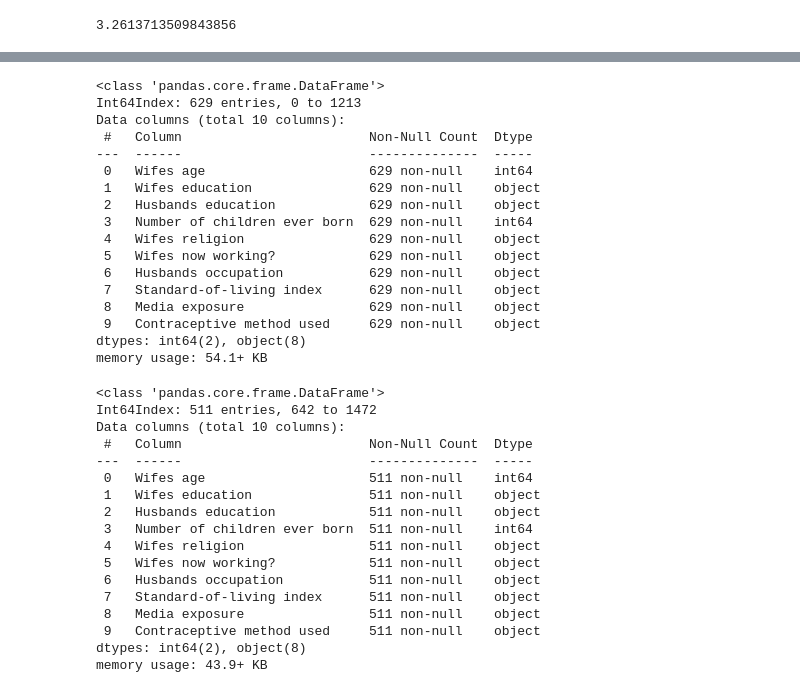
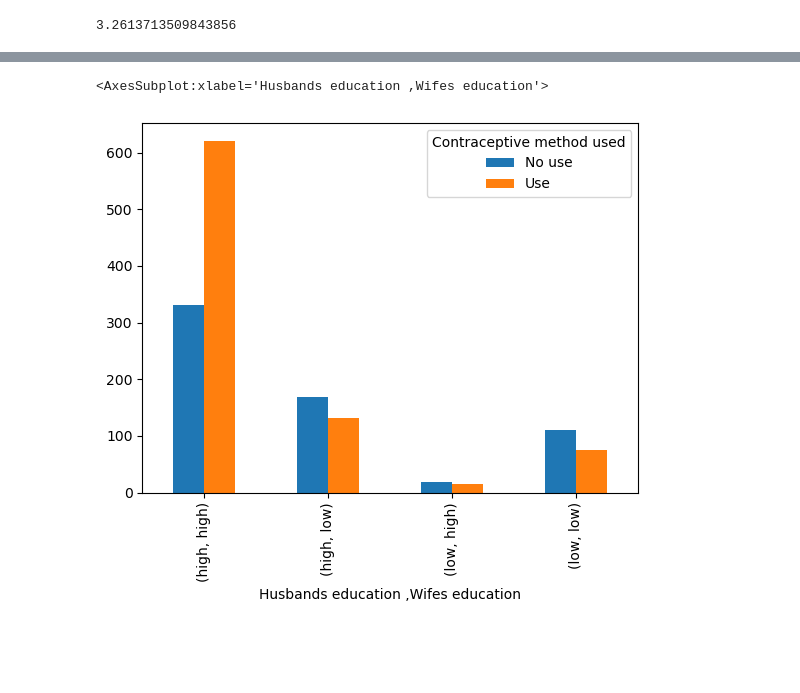
Before and after one commit to armandolezama/data-science-portfolio, a Jupyter notebook: Contraceptive Method Choice Data Analysis/Contraceptive Method Choice Data Analysis.ipynb, the cells around one changed output, grey strips where cells are left out. Saved outputs shown, nothing was run; the diff lists cells and outputs as text; code cells hidden in the pictures; blank space fills up the shorter version.

```diff
--- a/Contraceptive Method Choice Data Analysis/Contraceptive Method Choice Data Analysis.ipynb
+++ b/Contraceptive Method Choice Data Analysis/Contraceptive Method Choice Data Analysis.ipynb
@@ -164,46 +192,11 @@ pd.crosstab(dataFrame[contraceptiveMethod], [dataFrame[husbandsEducation], dataF
+# %%
+pd.crosstab([binomialYData[husbandsEducation], binomialYData[wifesEducation]], binomialYData[contraceptiveMethod]).plot(kind='bar')
+# %% [output]
+<AxesSubplot:xlabel='Husbands education ,Wifes education'>
+[figure, added]
 # %%
 noUseGroup = dataFrame.loc[dataFrame[contraceptiveMethod] == 'No use'].copy()
 
 shortTermGroup = dataFrame.loc[dataFrame[contraceptiveMethod] == 'Short term'].copy()
 
 longTermGroup = dataFrame.loc[dataFrame[contraceptiveMethod] == 'Long term'].copy()
-# %%
-noUseGroup.info()
-# %% [output]
-<class 'pandas.core.frame.DataFrame'>
-Int64Index: 629 entries, 0 to 1213
-Data columns (total 10 columns):
- #   Column                        Non-Null Count  Dtype
----  ------                        --------------  -----
- 0   Wifes age                     629 non-null    int64
- 1   Wifes education               629 non-null    object
- 2   Husbands education            629 non-null    object
- 3   Number of children ever born  629 non-null    int64
- 4   Wifes religion                629 non-null    object
- 5   Wifes now working?            629 non-null    object
- 6   Husbands occupation           629 non-null    object
- 7   Standard-of-living index      629 non-null    object
- 8   Media exposure                629 non-null    object
- 9   Contraceptive method used     629 non-null    object
-dtypes: int64(2), object(8)
-memory usage: 54.1+ KB
-# %%
-shortTermGroup.info()
-# %% [output]
-<class 'pandas.core.frame.DataFrame'>
-Int64Index: 511 entries, 642 to 1472
-Data columns (total 10 columns):
- #   Column                        Non-Null Count  Dtype
----  ------                        --------------  -----
- 0   Wifes age                     511 non-null    int64
- 1   Wifes education               511 non-null    object
- 2   Husbands education            511 non-null    object
- 3   Number of children ever born  511 non-null    int64
- 4   Wifes religion                511 non-null    object
- 5   Wifes now working?            511 non-null    object
- 6   Husbands occupation           511 non-null    object
- 7   Standard-of-living index      511 non-null    object
- 8   Media exposure                511 non-null    object
- 9   Contraceptive method used     511 non-null    object
-dtypes: int64(2), object(8)
-memory usage: 43.9+ KB
```
Also changed, not shown: parts of 28 cells of this notebook.
